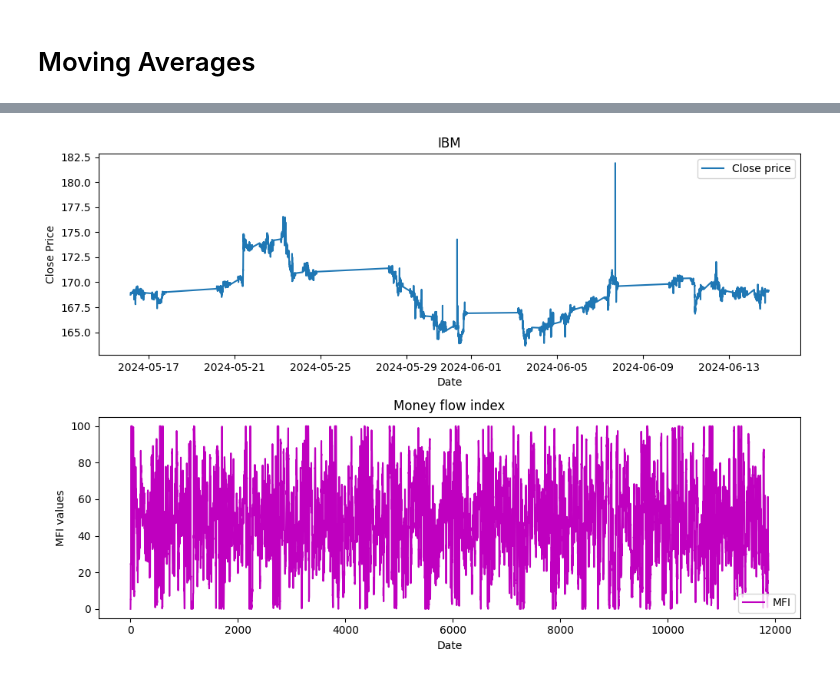
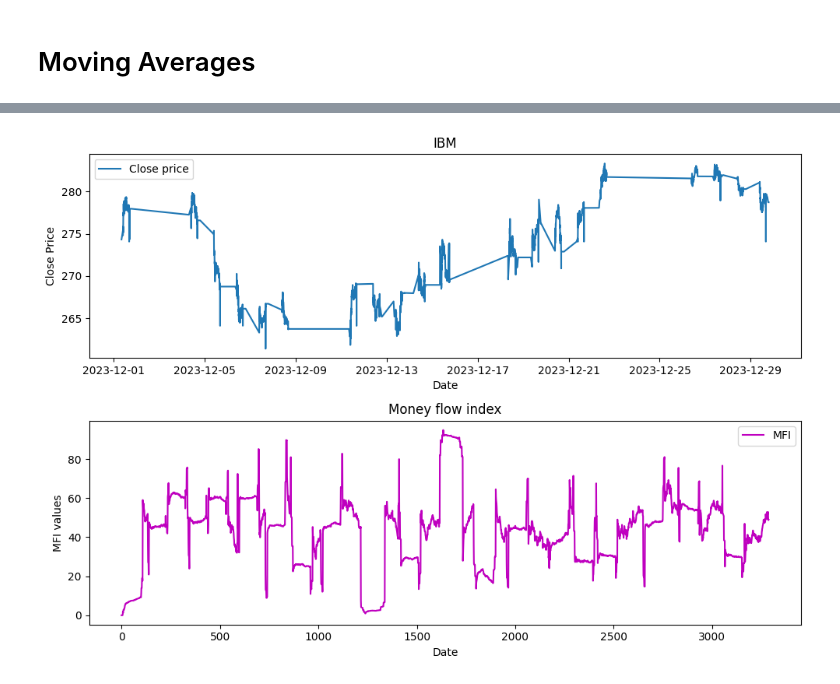
Before and after one commit to KarmanyaGupta1421/Compfinance, a Jupyter notebook: comp_finance.ipynb, the cells around one changed output, grey strips where cells are left out. Saved outputs shown, nothing was run; the diff lists cells and outputs as text; code cells hidden in the pictures.

```diff
--- a/comp_finance.ipynb
+++ b/comp_finance.ipynb
@@ -8,5 +29,7 @@ import numpy as np
 # %%
-api_key = 'MOI7PA5VCAQ9A'
-symbol = 'IBM'
+api_key = 'WENRL1PGGMYMW8BV'
+symbol = 'RS'
 interval = '1min'
+year = '2023'
+month = '01'
 # %%
@@ -31,0 +102,26 @@ print(df.head())
+# %%
+df = pd.DataFrame()
+
+for month in range(12,13):
+  mnth = str(month)
+  if month < 10:
+    mnth = '0' + mnth
+
+  file_name = 'data-' + year + '-'+ mnth + '.json'
+  # print(file_name)
+  with open(file_name, 'r') as f:
+    time_series = json.load(f)
+    time_series = time_series[f"Time Series (1min)"]
+
+    # print(time_series)
+
+    df_temp = pd.DataFrame.from_dict(time_series, orient="index")
+
+    df_temp.columns = ["Open", "High", "Low", "Close", "Volume"]
+    df_temp.index = pd.to_datetime(df_temp.index)
+    # print(df_temp)
+    df_temp = df_temp.astype(float)
+
+    # print(df_temp.head())
+
+    df = pd.concat([df, df_temp])
@@ -45,7 +160,7 @@ def EWMA(data, ndays):
   data = data.join(EMA)
   return data
 # %%
-n = 200
+n = 50
 sma = SMA(df,n)
 sma = sma.dropna()
 sma = sma['SMA']
@@ -83,7 +202,7 @@ def loss(x):
 
 
 # Calculate money flow index
-def mfi(high, low, close, volume, n=14):
+def MFI(high, low, close, volume, n=14):
     typical_price = (high + low + close) / 3
     money_flow = typical_price * volume
     mf_sign = np.where(typical_price > typical_price.shift(1), 1, -1)
@@ -98,37 +217,37 @@ def mfi(high, low, close, volume, n=14):
 
     return (100 - 100 / (1 + mf_avg_gain / mf_avg_loss)).to_numpy()
 # %%
-mfi = mfi(df['High'], df['Low'], df['Close'], df['Volume'], 14)
+mfi = MFI(df['High'], df['Low'], df['Close'], df['Volume'], 100)
 
 fig = plt.figure(figsize=(10, 7))
 
 # Define position of 1st subplot
 ax = fig.add_subplot(2, 1, 1)
 
 # Set the title and axis labels
 plt.title('IBM')
 plt.xlabel('Date')
 plt.ylabel('Close Price')
 
 plt.plot(df['Close'], label='Close price')
 
 # Add a legend to the axis
 plt.legend()
 
 # Define position of 2nd subplot
 bx = fig.add_subplot(2, 1, 2)
 
 # Set the title and axis labels
 plt.title('Money flow index')
 plt.xlabel('Date')
 plt.ylabel('MFI values')
 
 plt.plot(mfi, 'm', label='MFI')
 
 # Add a legend to the axis
 plt.legend()
 
 plt.tight_layout()
 plt.show()
 # %% [output]
-[figure, old version]
+[figure, new version]
```
Also changed, not shown: parts of 12 cells of this notebook.
